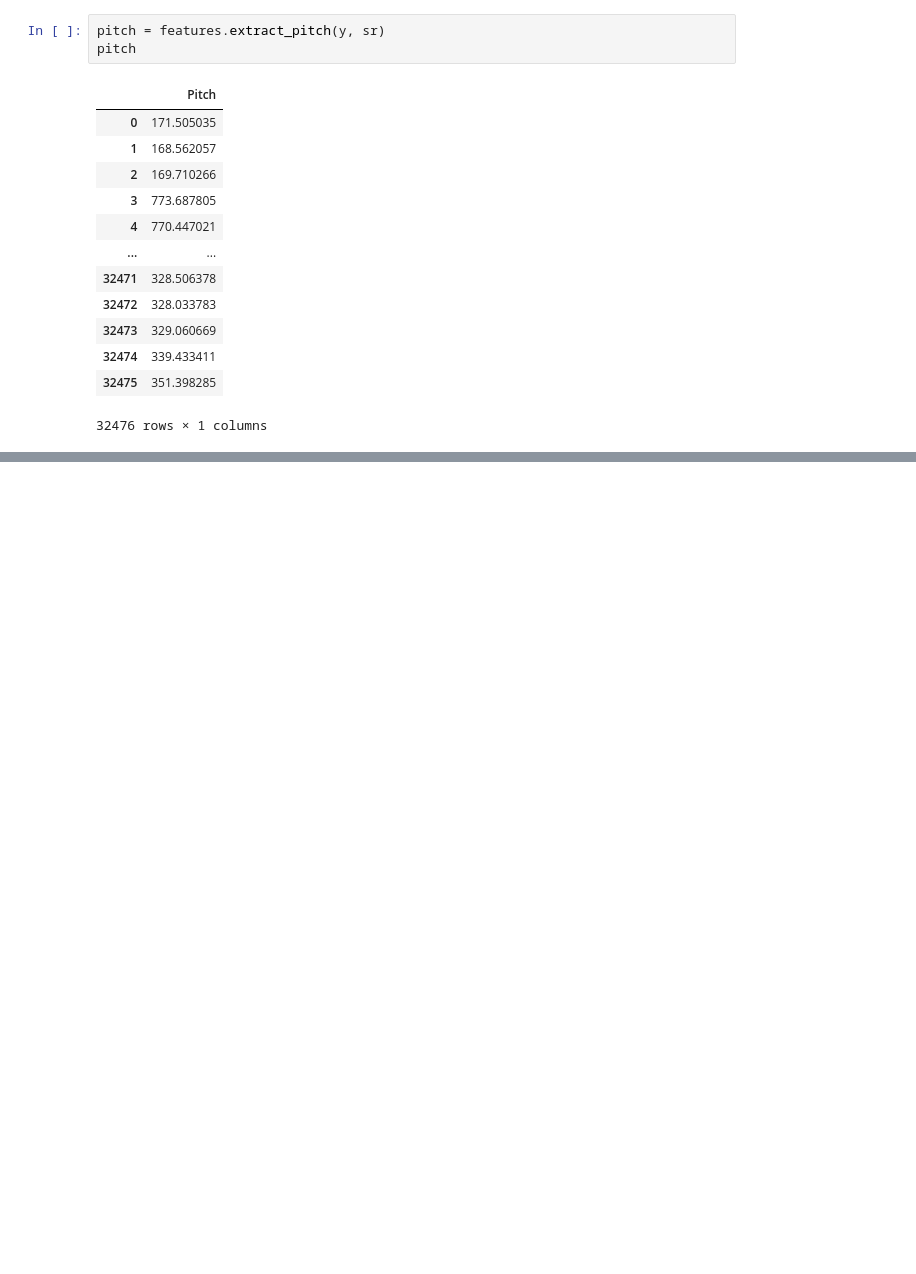
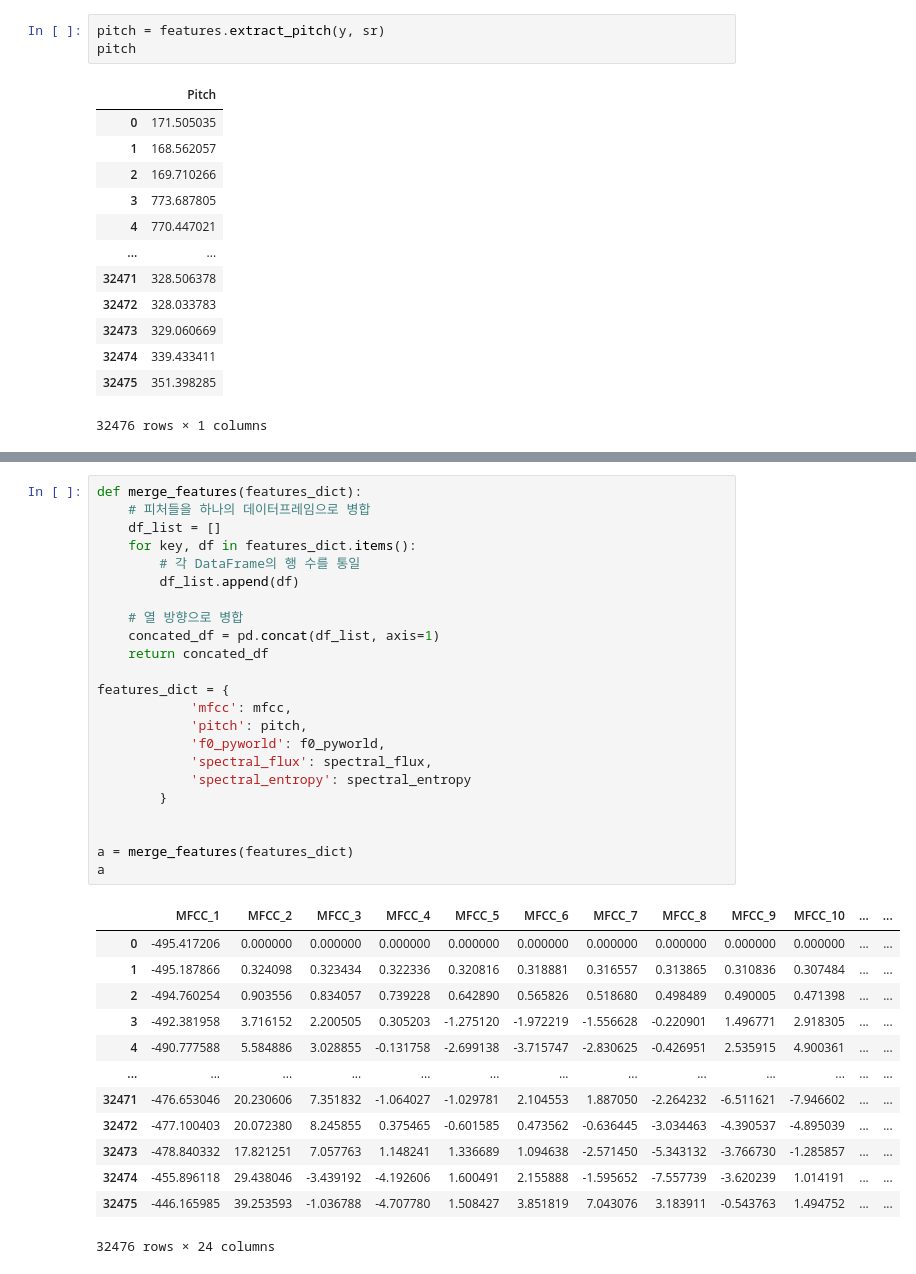
Before and after one commit to LIE-ON/Lieon-ai, a Jupyter notebook: preprocessing/[experiments]preprocessing.ipynb, the cells around one changed output, grey strips where cells are left out. Cells and saved outputs as stored; diff of their text form; blank space fills up the shorter version.

```diff
--- a/preprocessing/[experiments]preprocessing.ipynb
+++ b/preprocessing/[experiments]preprocessing.ipynb
@@ -79,0 +110,37 @@ mfcc
+# %%
+def merge_features(features_dict):
+    # 피처들을 하나의 데이터프레임으로 병합
+    df_list = []
+    for key, df in features_dict.items():
+        # 각 DataFrame의 행 수를 통일
+        df_list.append(df)
+
+    # 열 방향으로 병합
+    concated_df = pd.concat(df_list, axis=1)
+    return concated_df
+
+features_dict = {
+            'mfcc': mfcc,
+            'pitch': pitch,
+            'f0_pyworld': f0_pyworld,
+            'spectral_flux': spectral_flux,
+            'spectral_entropy': spectral_entropy
+        }
+
+
+a = merge_features(features_dict)
+a
+# %% [output]
+|  | MFCC_1 | MFCC_2 | MFCC_3 | MFCC_4 | MFCC_5 | MFCC_6 | MFCC_7 | MFCC_8 | MFCC_9 | MFCC_10 | ... | ... |
+| 0 | -495.417206 | 0.000000 | 0.000000 | 0.000000 | 0.000000 | 0.000000 | 0.000000 | 0.000000 | 0.000000 | 0.000000 | ... | ... |
+| 1 | -495.187866 | 0.324098 | 0.323434 | 0.322336 | 0.320816 | 0.318881 | 0.316557 | 0.313865 | 0.310836 | 0.307484 | ... | ... |
+| 2 | -494.760254 | 0.903556 | 0.834057 | 0.739228 | 0.642890 | 0.565826 | 0.518680 | 0.498489 | 0.490005 | 0.471398 | ... | ... |
+| 3 | -492.381958 | 3.716152 | 2.200505 | 0.305203 | -1.275120 | -1.972219 | -1.556628 | -0.220901 | 1.496771 | 2.918305 | ... | ... |
+| 4 | -490.777588 | 5.584886 | 3.028855 | -0.131758 | -2.699138 | -3.715747 | -2.830625 | -0.426951 | 2.535915 | 4.900361 | ... | ... |
+| ... | ... | ... | ... | ... | ... | ... | ... | ... | ... | ... | ... | ... |
+| 32471 | -476.653046 | 20.230606 | 7.351832 | -1.064027 | -1.029781 | 2.104553 | 1.887050 | -2.264232 | -6.511621 | -7.946602 | ... | ... |
+| 32472 | -477.100403 | 20.072380 | 8.245855 | 0.375465 | -0.601585 | 0.473562 | -0.636445 | -3.034463 | -4.390537 | -4.895039 | ... | ... |
+| 32473 | -478.840332 | 17.821251 | 7.057763 | 1.148241 | 1.336689 | 1.094638 | -2.571450 | -5.343132 | -3.766730 | -1.285857 | ... | ... |
+| 32474 | -455.896118 | 29.438046 | -3.439192 | -4.192606 | 1.600491 | 2.155888 | -1.595652 | -7.557739 | -3.620239 | 1.014191 | ... | ... |
+| 32475 | -446.165985 | 39.253593 | -1.036788 | -4.707780 | 1.508427 | 3.851819 | 7.043076 | 3.183911 | -0.543763 | 1.494752 | ... | ... |
+32476 rows × 24 columns
```
Also changed, not shown: parts of 10 cells of this notebook, 2 other files.
